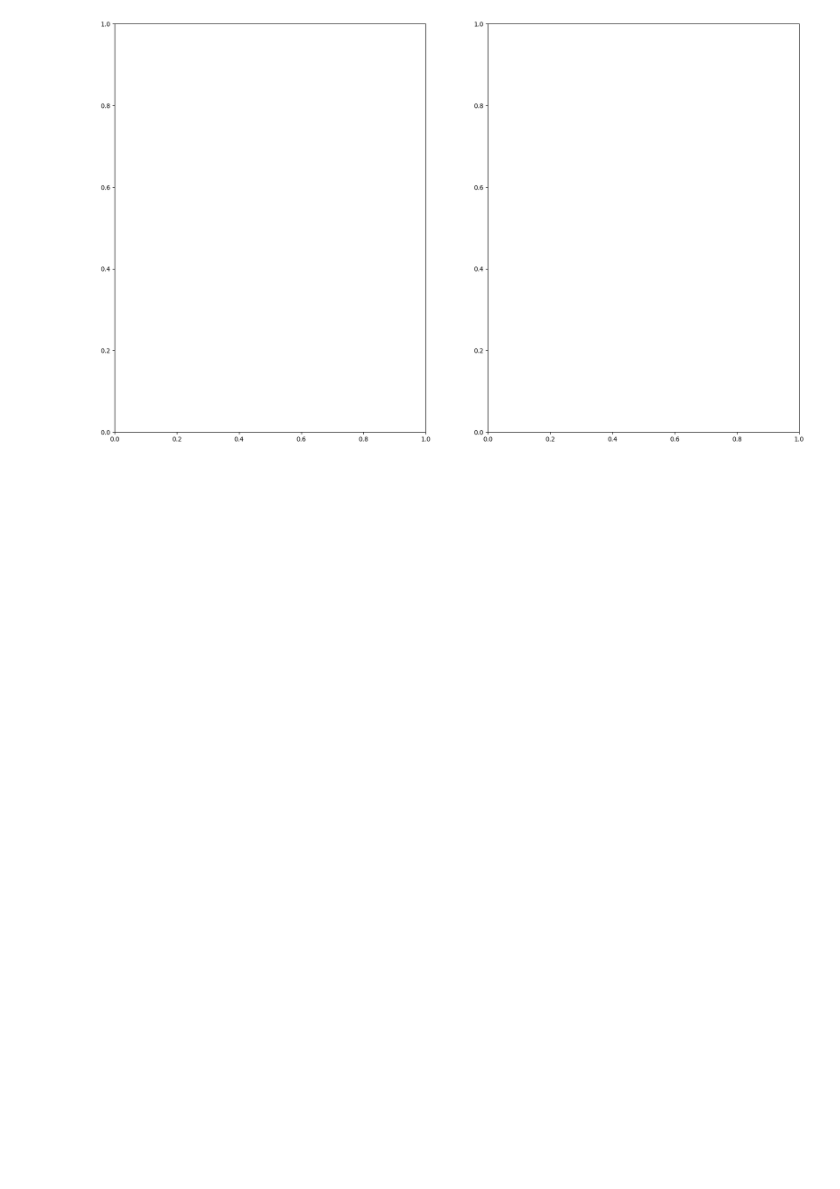
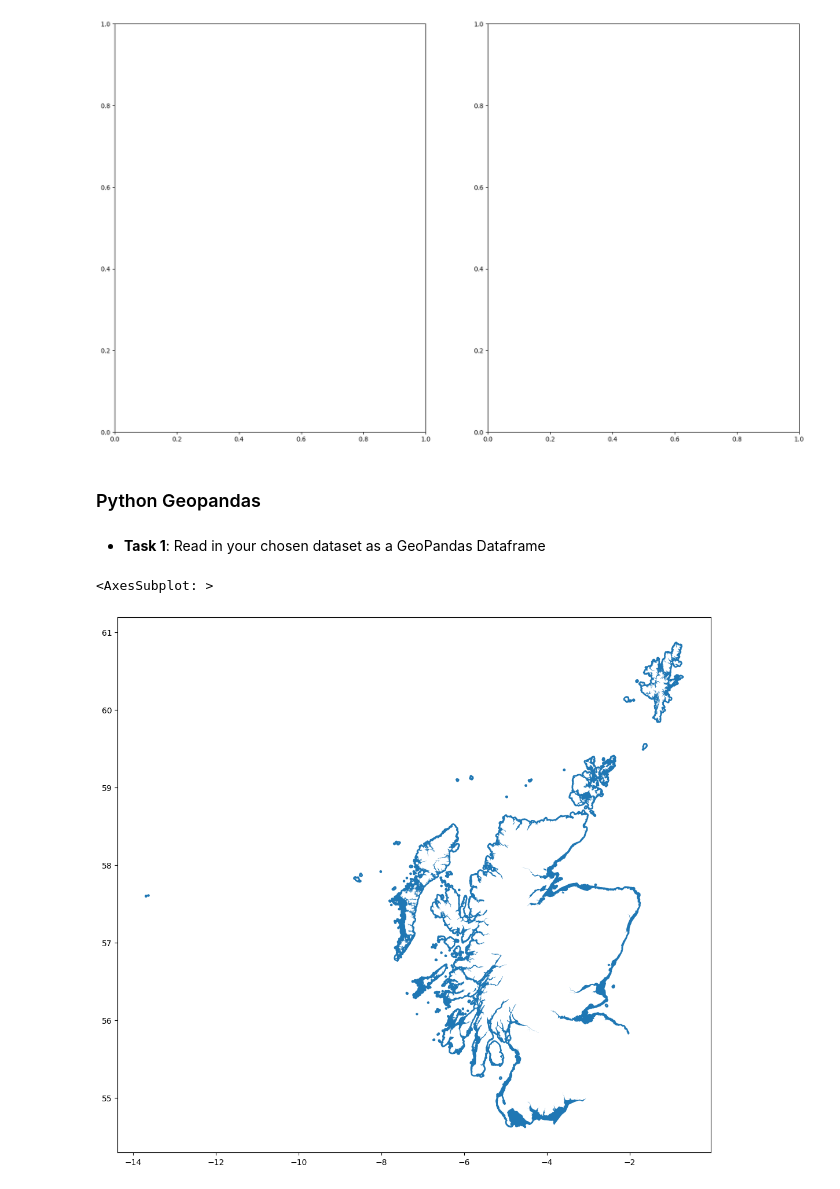
Before and after one commit to saffytaylor/PY4SA23_Assignment, a Jupyter notebook: Assignment_2-Saffron_Taylor.ipynb, the cells around one changed output. Saved outputs shown, nothing was run; the diff lists cells and outputs as text; code cells hidden in the pictures; blank space fills up the shorter version.

```diff
--- a/Assignment_2-Saffron_Taylor.ipynb
+++ b/Assignment_2-Saffron_Taylor.ipynb
@@ -185,3 +187,14 @@ axs[0,0].boxplot(simd.boxplot(data=ulmus_df, x='DBH', y='Genus_spec'))
 # %% [output]
 IndexError: too many indices for array: array is 1-dimensional, but 2 were indexed
 [figure]
+# %% [markdown]
+### Python Geopandas
+# %% [markdown]
+* **Task 1**: Read in your chosen dataset as a GeoPandas Dataframe
+# %%
+import geopandas as gpd
+marine_geo = gpd.read_file('/Users/saffytaylor/Docu/PY4SA23_Assignment/area_management_marine_chemical_or_marine_oil_treatment_deposits/area_management_marine_chemical_or_marine_oil_treatment_depositsPolygon.shp')
+marine_geo.plot()
+# %% [output]
+<AxesSubplot: >
+[figure, added]
```
Also changed, not shown: parts of 4 cells of this notebook.
